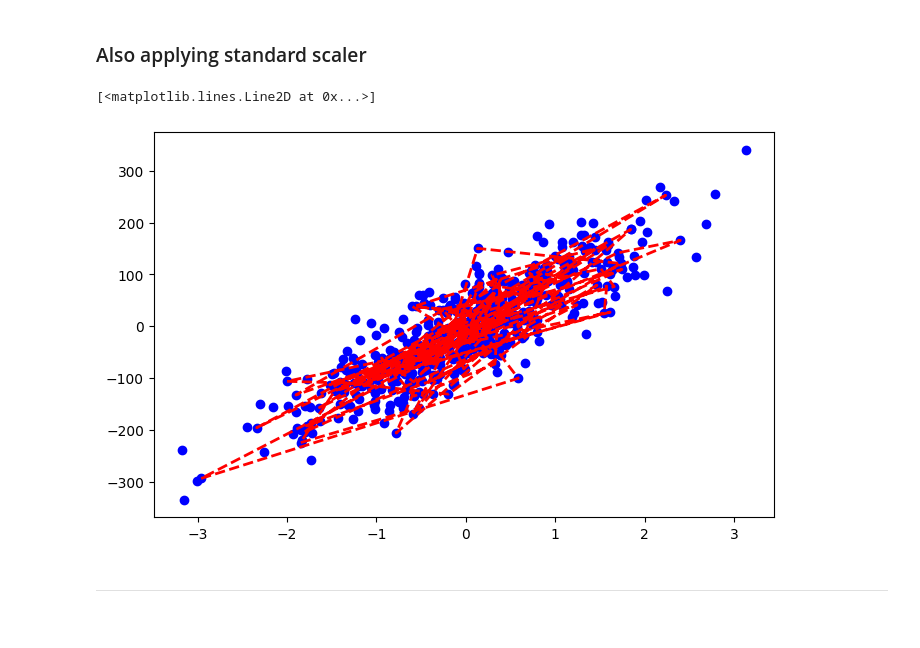
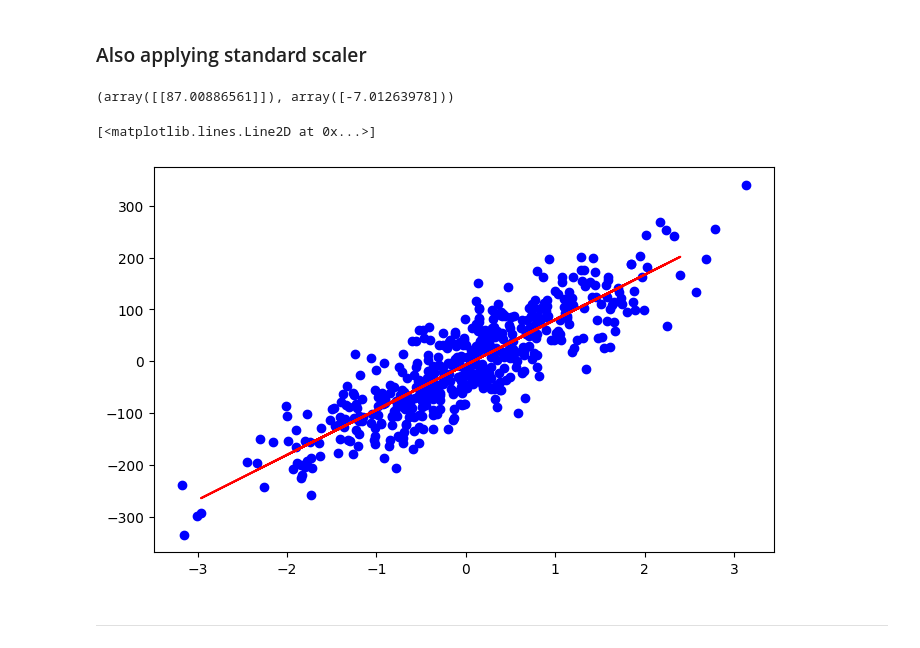
Before and after one commit to sid-146/ml-algo, a Jupyter notebook: regression_from_scratch.ipynb, the cells around one changed output. Drawn from its saved outputs; the diff is of its cells as text; code cells hidden in the pictures.

```diff
--- a/regression_from_scratch.ipynb
+++ b/regression_from_scratch.ipynb
@@ -86,23 +90,27 @@ x_scaled_train, x_scaled_test, y_scaled_train, y_scaled_test = train_test_split(
 model2 = LinearRegression()
 model2.fit(x_scaled_train, y_scaled_train)
 y_pred_scaled = model2.predict(x_scaled_test)
+# %%
+model2.coef_, model2.intercept_
+# %% [output]
+(array([[87.00886561]]), array([-7.01263978]))
 # %%
 fig, ax = plt.subplots(figsize=(8, 5))
 
 ax.scatter(x_scaled, y_scaled, color="blue", label="data")
 ax.plot(
     x_scaled_test,
-    y_scaled_test,
+    y_pred_scaled,
     color="red",
     label="prediction",
-    linestyle="--",
-    linewidth=2,
+    # linestyle="--",
+    # linewidth=2,
 )
 
 # not able to understand why scaled data is not giving good results
 # %% [output]
 [<matplotlib.lines.Line2D at 0x...>]
-[figure, old version]
+[figure, new version]
 # %% [markdown]
 -----
 # %% [markdown]
```
Also changed, not shown: parts of 18 cells of this notebook, 1 other file.
